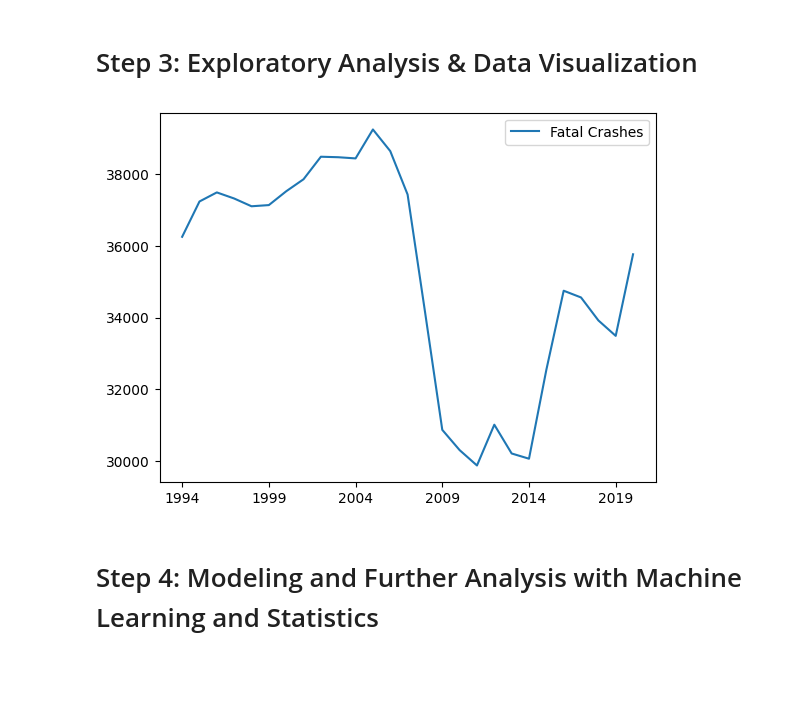
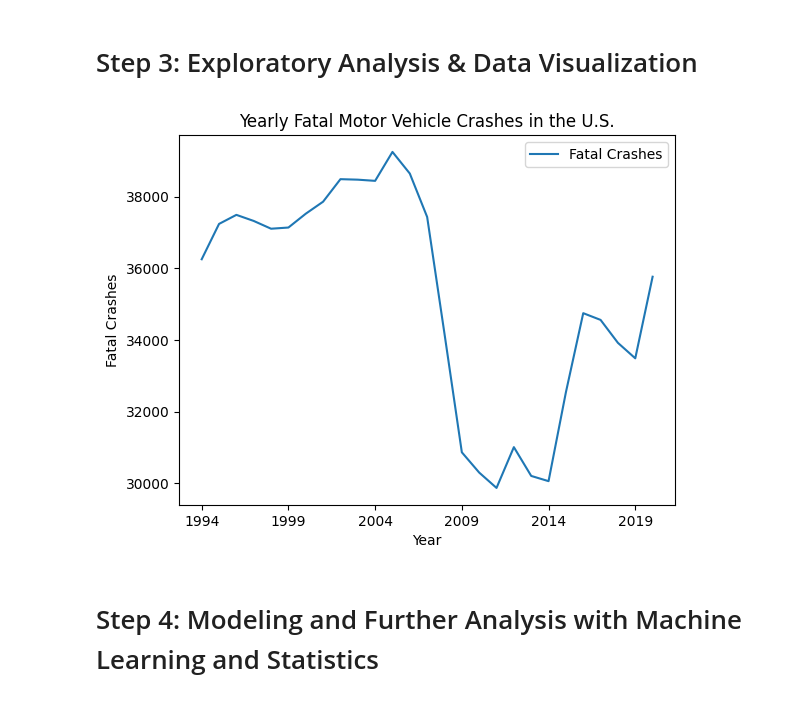
Before and after one commit to nicholasbreymaier/nicholasbreymaier.github.io, a Jupyter notebook: CMSC320_Final_Tutorial.ipynb, the cells around one changed output. Drawn from its saved outputs; the diff is of its cells as text; code cells hidden in the pictures; blank space fills up the shorter version.

Commit message:
nhtsa tidying, spicifying the graph

```diff
--- a/CMSC320_Final_Tutorial.ipynb
+++ b/CMSC320_Final_Tutorial.ipynb
@@ -86,0 +92,18 @@ nhtsa_data.head()
+# %%
+# Rename remaining columns for clarity
+nhtsa_data = nhtsa_data.rename(
+    columns={
+    'Drivers' : 'Driver Fatalities',
+    'Passengers' : 'Passenger Fatalities',
+    'Unknown' : 'Unknown Vehicle Occupant Fatalities',
+    'Sub Total1' : 'Total Vehicle Occupant Fatalities',
+    'Motorcyclists' : 'Motorcyclist Fatalities',
+    'Pedestrians' : 'Pedestrian Fatalities',
+    'Pedalcyclists' : 'Pedalcyclist Fatalities',
+    'Other/ Unknown' : 'Other/Unknown Nonmotorist Fatalities',
+    'Sub Total2' : 'Total Nonmotorist Fatalities',
+    'Total*' : 'Total Fatalities'
+    }
+)
+
+nhtsa_data.head()
@@ -87,9 +117,14 @@ nhtsa_data.head()
 # %% [markdown]
 # Step 3: Exploratory Analysis & Data Visualization
-# %%
-nhtsa_data.plot(y='Fatal Crashes');
-# %% [output]
-[figure, removed]
+# %%
+nhtsa_data.plot(
+    y='Fatal Crashes',
+    title='Yearly Fatal Motor Vehicle Crashes in the U.S.',
+    xlabel='Year',
+    ylabel='Fatal Crashes'
+);
+# %% [output]
+[figure, added]
 # %% [markdown]
 # Step 4: Modeling and Further Analysis with Machine Learning and Statistics
 # %% [markdown]
```
Also changed, not shown: parts of 4 cells of this notebook.
